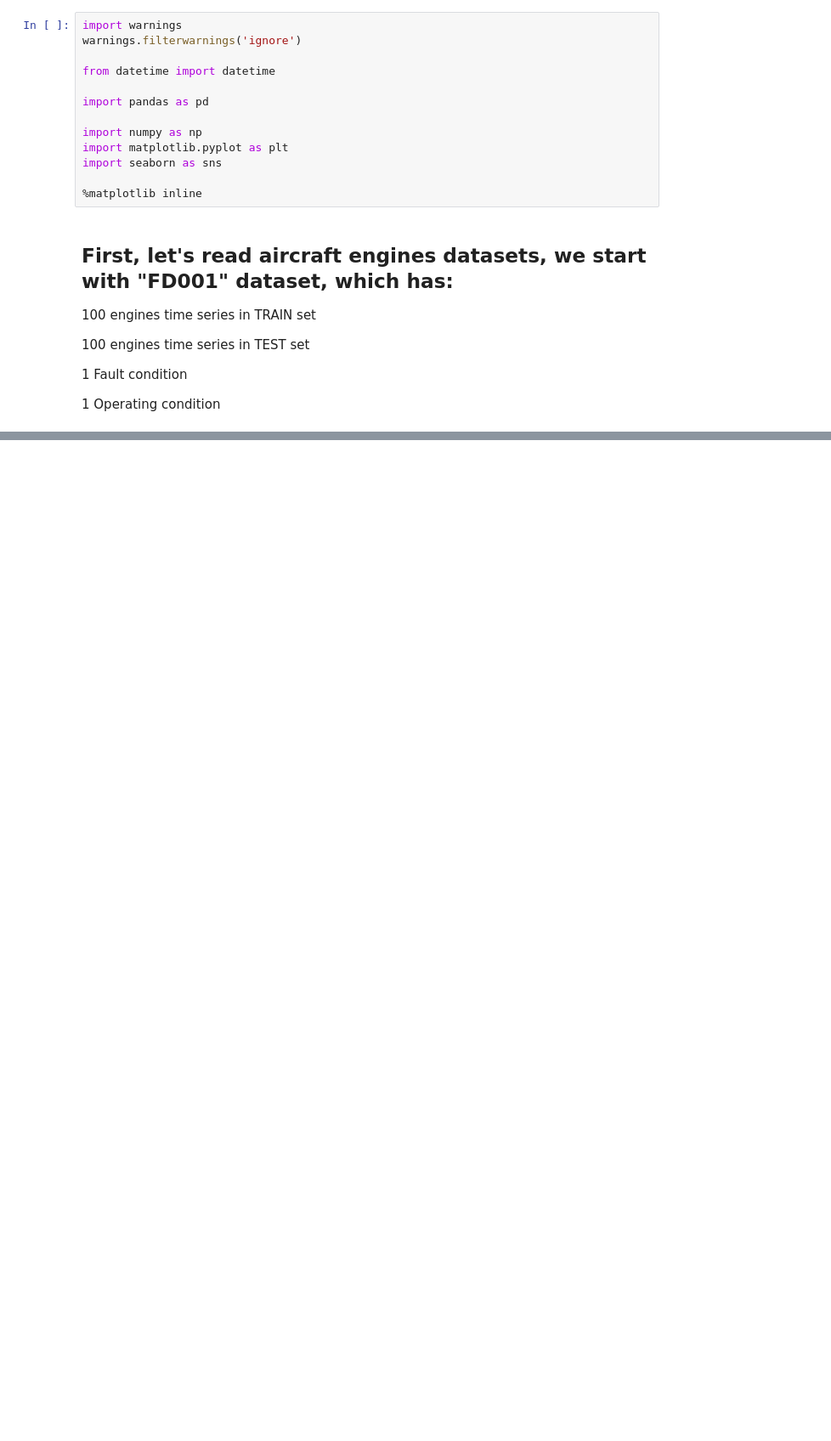
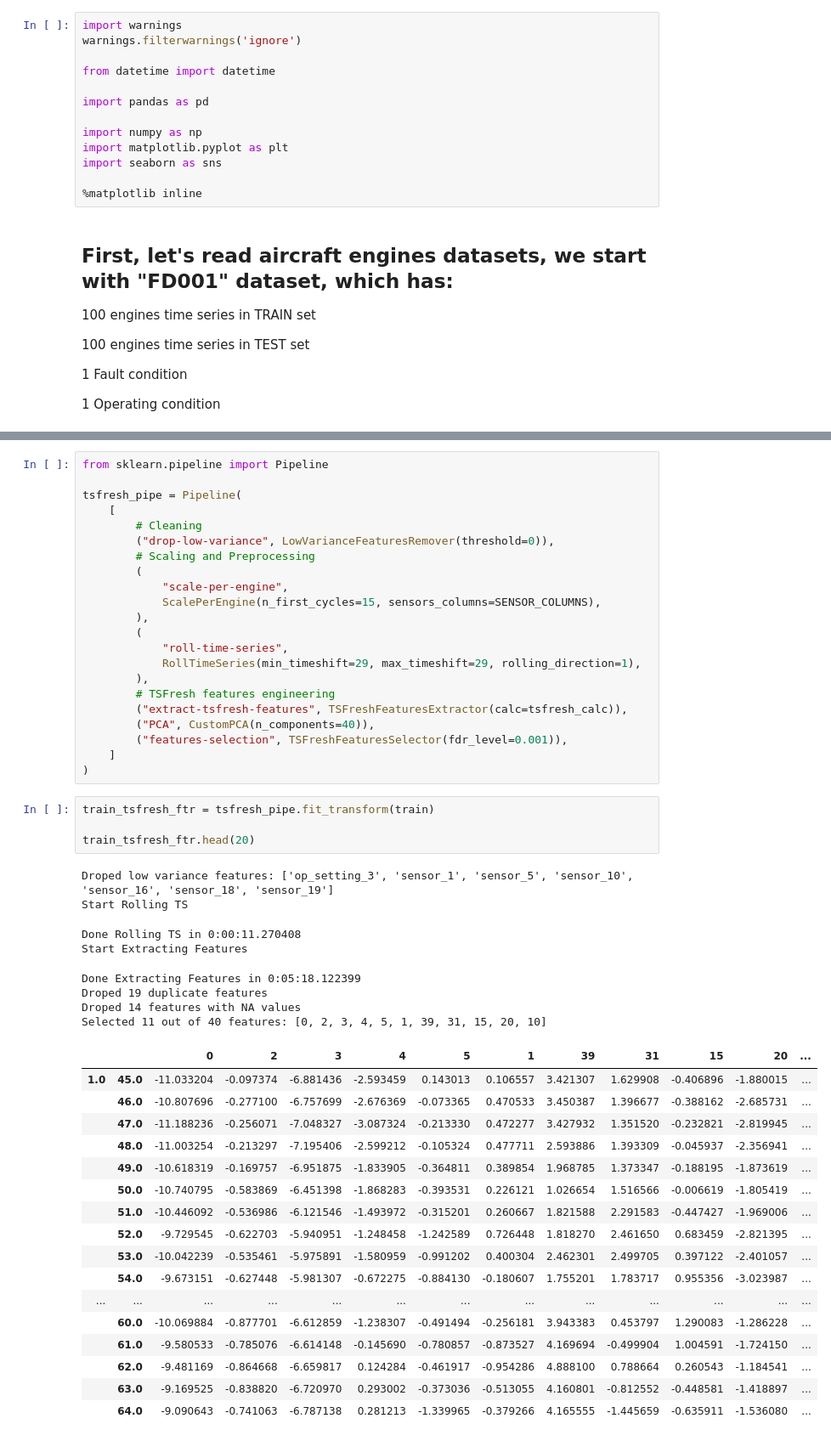
Before and after one commit to AmanSah17/Turbofan-Engine-Remaining_Useful_Life, a Jupyter notebook: 3-features_engineering.ipynb, the cells around one changed output, grey strips where cells are left out. Shown: that part at 85% size. Saved outputs shown, nothing was run; the diff lists cells and outputs as text; blank space fills up the shorter version.

```diff
--- a/3-features_engineering.ipynb
+++ b/3-features_engineering.ipynb
@@ -102,0 +317,52 @@ class ScalePerEngine(BaseEstimator, TransformerMixin):
+# %%
+from sklearn.pipeline import Pipeline
+
+tsfresh_pipe = Pipeline(
+    [
+        # Cleaning
+        ("drop-low-variance", LowVarianceFeaturesRemover(threshold=0)),
+        # Scaling and Preprocessing
+        (
+            "scale-per-engine",
+            ScalePerEngine(n_first_cycles=15, sensors_columns=SENSOR_COLUMNS),
+        ),
+        (
+            "roll-time-series",
+            RollTimeSeries(min_timeshift=29, max_timeshift=29, rolling_direction=1),
+        ),
+        # TSFresh features engineering
+        ("extract-tsfresh-features", TSFreshFeaturesExtractor(calc=tsfresh_calc)),
+        ("PCA", CustomPCA(n_components=40)),
+        ("features-selection", TSFreshFeaturesSelector(fdr_level=0.001)),
+    ]
+)
+# %%
+train_tsfresh_ftr = tsfresh_pipe.fit_transform(train)
+
+train_tsfresh_ftr.head(20)
+# %% [output]
+Droped low variance features: ['op_setting_3', 'sensor_1', 'sensor_5', 'sensor_10', 'sensor_16', 'sensor_18', 'sensor_19']
+Start Rolling TS
+Done Rolling TS in 0:00:11.270408
+Start Extracting Features
+Done Extracting Features in 0:05:18.122399
+Droped 19 duplicate features
+Droped 14 features with NA values
+Selected 11 out of 40 features: [0, 2, 3, 4, 5, 1, 39, 31, 15, 20, 10]
+|  |  | 0 | 2 | 3 | 4 | 5 | 1 | 39 | 31 | 15 | 20 | ... |
+| 1.0 | 45.0 | -11.033204 | -0.097374 | -6.881436 | -2.593459 | 0.143013 | 0.106557 | 3.421307 | 1.629908 | -0.406896 | -1.880015 | ... |
+|  | 46.0 | -10.807696 | -0.277100 | -6.757699 | -2.676369 | -0.073365 | 0.470533 | 3.450387 | 1.396677 | -0.388162 | -2.685731 | ... |
+|  | 47.0 | -11.188236 | -0.256071 | -7.048327 | -3.087324 | -0.213330 | 0.472277 | 3.427932 | 1.351520 | -0.232821 | -2.819945 | ... |
+|  | 48.0 | -11.003254 | -0.213297 | -7.195406 | -2.599212 | -0.105324 | 0.477711 | 2.593886 | 1.393309 | -0.045937 | -2.356941 | ... |
+|  | 49.0 | -10.618319 | -0.169757 | -6.951875 | -1.833905 | -0.364811 | 0.389854 | 1.968785 | 1.373347 | -0.188195 | -1.873619 | ... |
+|  | 50.0 | -10.740795 | -0.583869 | -6.451398 | -1.868283 | -0.393531 | 0.226121 | 1.026654 | 1.516566 | -0.006619 | -1.805419 | ... |
+|  | 51.0 | -10.446092 | -0.536986 | -6.121546 | -1.493972 | -0.315201 | 0.260667 | 1.821588 | 2.291583 | -0.447427 | -1.969006 | ... |
+|  | 52.0 | -9.729545 | -0.622703 | -5.940951 | -1.248458 | -1.242589 | 0.726448 | 1.818270 | 2.461650 | 0.683459 | -2.821395 | ... |
+|  | 53.0 | -10.042239 | -0.535461 | -5.975891 | -1.580959 | -0.991202 | 0.400304 | 2.462301 | 2.499705 | 0.397122 | -2.401057 | ... |
+|  | 54.0 | -9.673151 | -0.627448 | -5.981307 | -0.672275 | -0.884130 | -0.180607 | 1.755201 | 1.783717 | 0.955356 | -3.023987 | ... |
+| ... | ... | ... | ... | ... | ... | ... | ... | ... | ... | ... | ... | ... |
+|  | 60.0 | -10.069884 | -0.877701 | -6.612859 | -1.238307 | -0.491494 | -0.256181 | 3.943383 | 0.453797 | 1.290083 | -1.286228 | ... |
+|  | 61.0 | -9.580533 | -0.785076 | -6.614148 | -0.145690 | -0.780857 | -0.873527 | 4.169694 | -0.499904 | 1.004591 | -1.724150 | ... |
+|  | 62.0 | -9.481169 | -0.864668 | -6.659817 | 0.124284 | -0.461917 | -0.954286 | 4.888100 | 0.788664 | 0.260543 | -1.184541 | ... |
+|  | 63.0 | -9.169525 | -0.838820 | -6.720970 | 0.293002 | -0.373036 | -0.513055 | 4.160801 | -0.812552 | -0.448581 | -1.418897 | ... |
+|  | 64.0 | -9.090643 | -0.741063 | -6.787138 | 0.281213 | -1.339965 | -0.379266 | 4.165555 | -1.445659 | -0.635911 | -1.536080 | ... |
```
Also changed, not shown: parts of 19 cells of this notebook, 1 other file.
